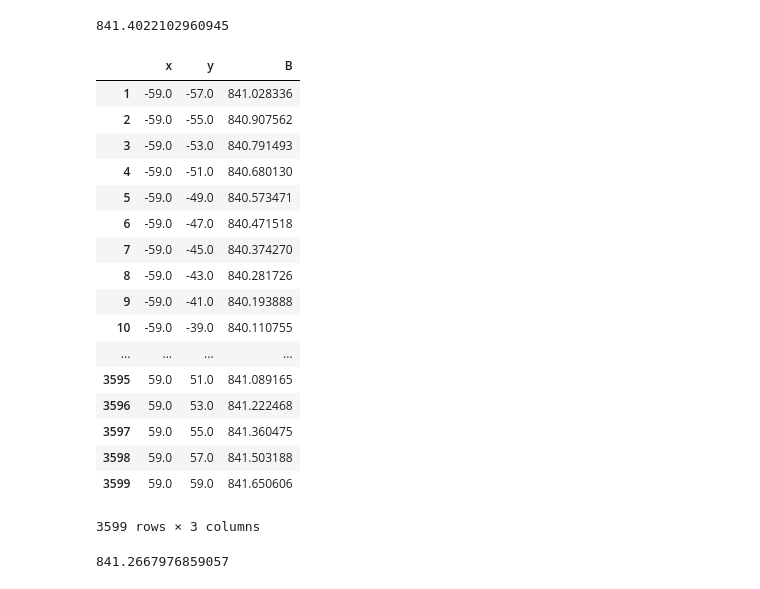
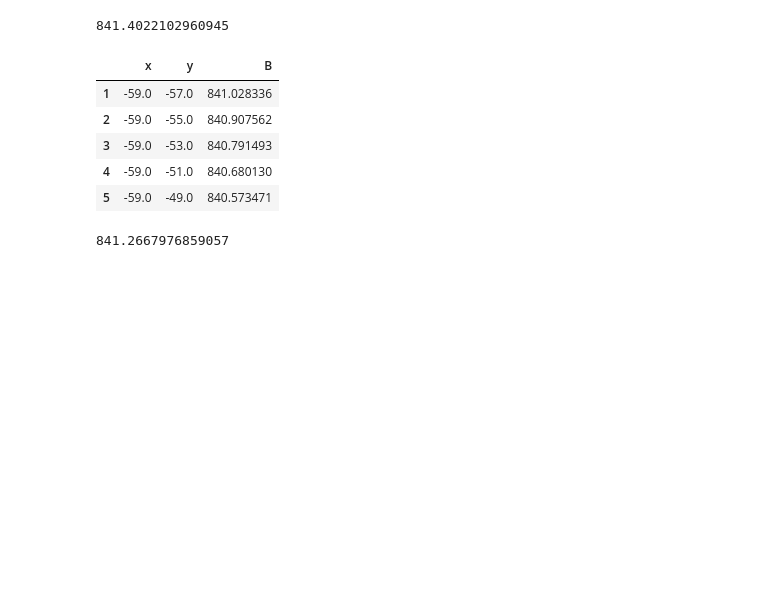
Before and after one commit to jasonbono/MuonConvolution, a Jupyter notebook: analysis/systematics/beam_motion.ipynb, the cells around one changed output. Saved outputs shown, nothing was run; the diff lists cells and outputs as text; code cells hidden in the pictures; blank space fills up the shorter version.

```diff
--- a/analysis/systematics/beam_motion.ipynb
+++ b/analysis/systematics/beam_motion.ipynb
@@ -404,26 +445,14 @@ df_field_grid['B'].mean()
 841.4022102960945
 # %%
 mask = (df_field_grid["B"] != df_field_grid.iloc[0,2])
-df_field_grid[mask]
+df_field_grid[mask].head()
 # %% [output]
 |  | x | y | B |
 | 1 | -59.0 | -57.0 | 841.028336 |
 | 2 | -59.0 | -55.0 | 840.907562 |
 | 3 | -59.0 | -53.0 | 840.791493 |
 | 4 | -59.0 | -51.0 | 840.680130 |
 | 5 | -59.0 | -49.0 | 840.573471 |
-| 6 | -59.0 | -47.0 | 840.471518 |
-| 7 | -59.0 | -45.0 | 840.374270 |
-| 8 | -59.0 | -43.0 | 840.281726 |
-| 9 | -59.0 | -41.0 | 840.193888 |
-| 10 | -59.0 | -39.0 | 840.110755 |
-| ... | ... | ... | ... |
-| 3595 | 59.0 | 51.0 | 841.089165 |
-| 3596 | 59.0 | 53.0 | 841.222468 |
-| 3597 | 59.0 | 55.0 | 841.360475 |
-| 3598 | 59.0 | 57.0 | 841.503188 |
-| 3599 | 59.0 | 59.0 | 841.650606 |
-3599 rows × 3 columns
 # %%
 a = (df_field_grid["B"]*df_conv["counts"]).sum()/df_conv["counts"].sum()
 a
```
Also changed, not shown: parts of 19 cells of this notebook, 1 other file.
